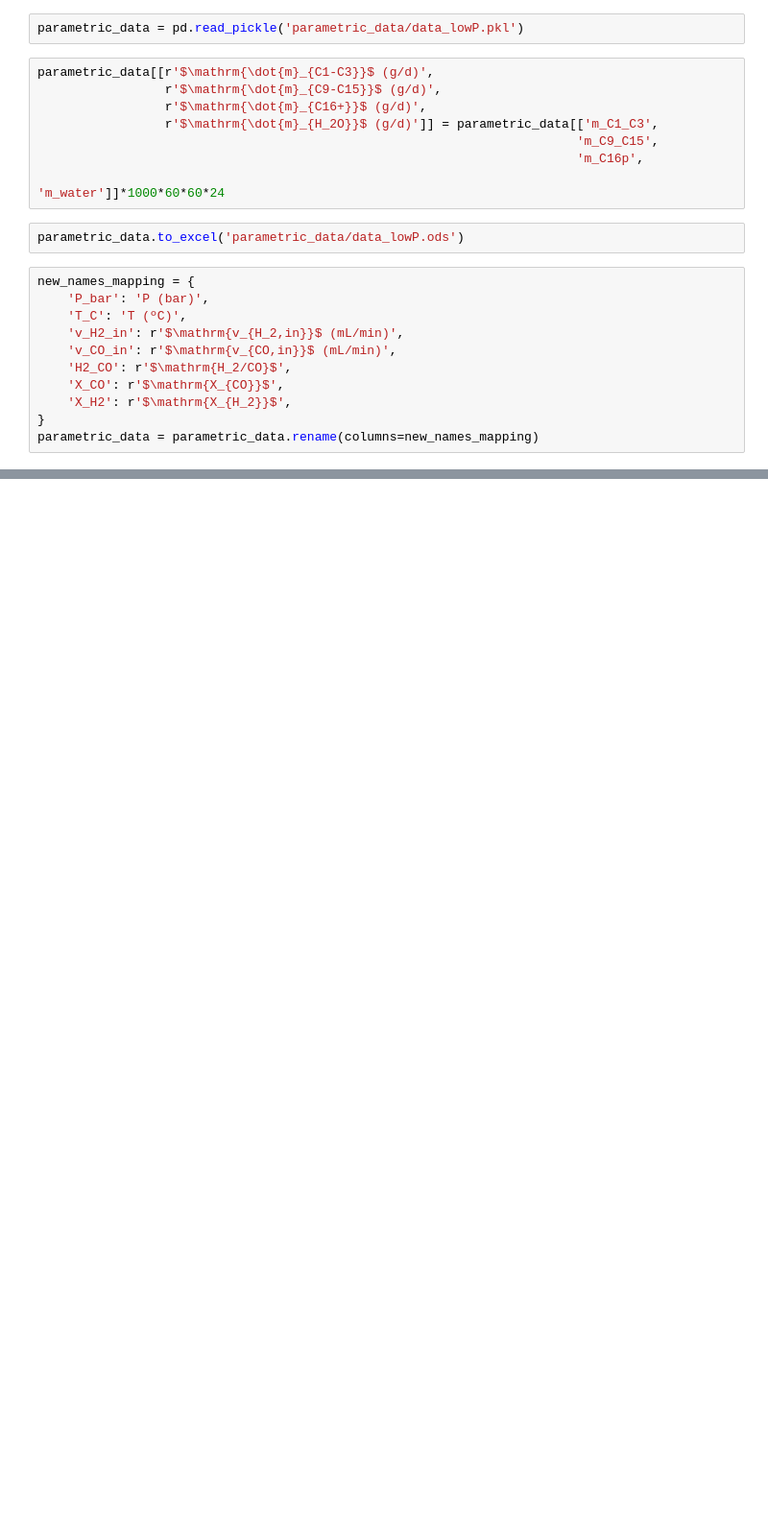
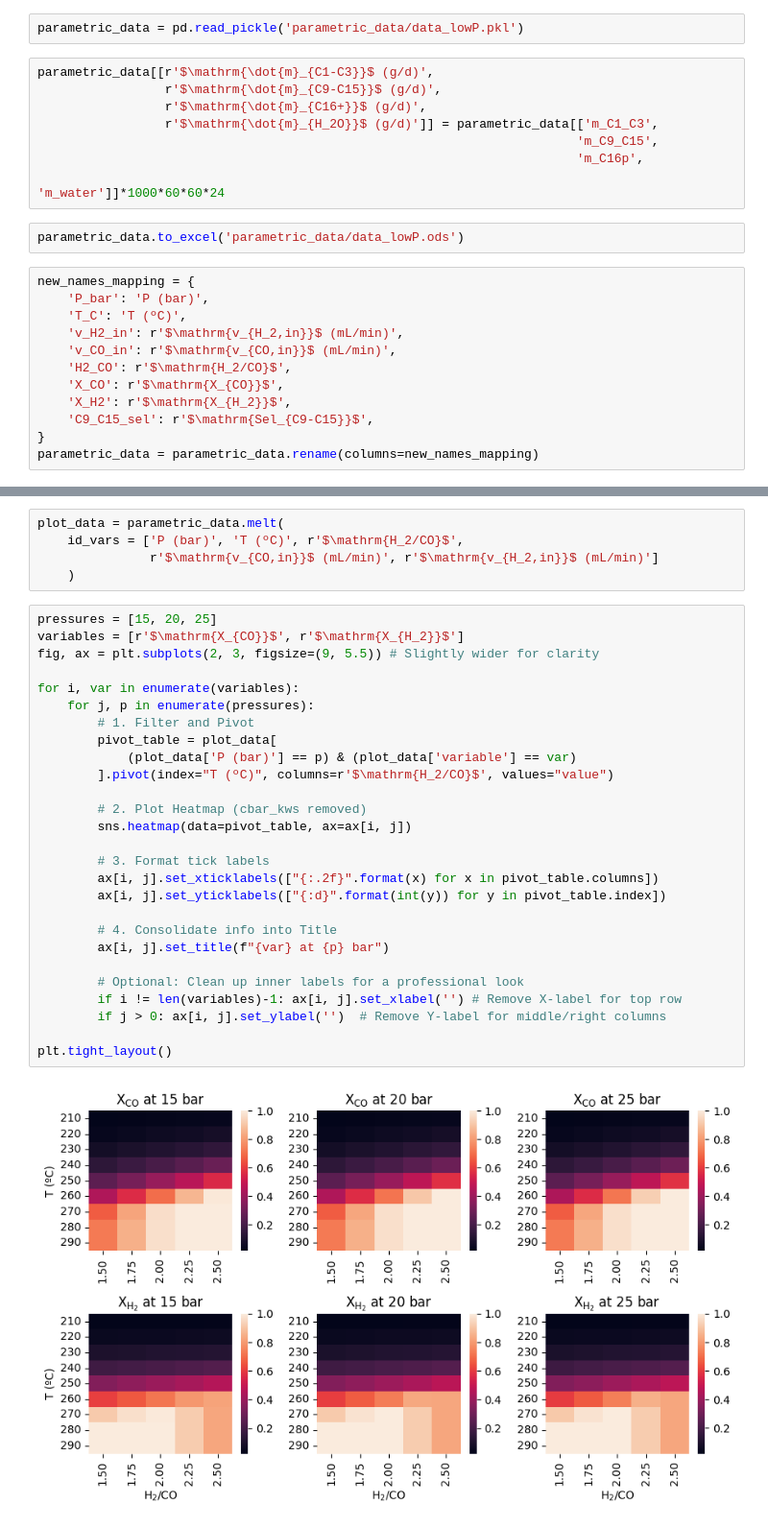
Before and after one commit to rafaelbeloduarte/SAF_kinetics_paper_code_with_WGS, a Jupyter notebook: hysys_script_parametric_study.ipynb, the cells around one changed output, grey strips where cells are left out. Shown at 96% size. Saved outputs shown, nothing was run; the diff lists cells and outputs as text; blank space fills up the shorter version.

Commit message:
began parametric study for testing the model

```diff
--- a/hysys_script_parametric_study.ipynb
+++ b/hysys_script_parametric_study.ipynb
@@ -138,5 +138,6 @@ new_names_mapping = {
     'H2_CO': r'$\mathrm{H_2/CO}$',
     'X_CO': r'$\mathrm{X_{CO}}$',
     'X_H2': r'$\mathrm{X_{H_2}}$',
+    'C9_C15_sel': r'$\mathrm{Sel_{C9-C15}}$',
 }
 parametric_data = parametric_data.rename(columns=new_names_mapping)
@@ -253,0 +154,34 @@ plt.legend(bbox_to_anchor=(1.02, 1))
+# %%
+plot_data = parametric_data.melt(
+    id_vars = ['P (bar)', 'T (ºC)', r'$\mathrm{H_2/CO}$',
+               r'$\mathrm{v_{CO,in}}$ (mL/min)', r'$\mathrm{v_{H_2,in}}$ (mL/min)']
+    )
+# %%
+pressures = [15, 20, 25]
+variables = [r'$\mathrm{X_{CO}}$', r'$\mathrm{X_{H_2}}$']
+fig, ax = plt.subplots(2, 3, figsize=(9, 5.5)) # Slightly wider for clarity
+
+for i, var in enumerate(variables):
+    for j, p in enumerate(pressures):
+        # 1. Filter and Pivot
+        pivot_table = plot_data[
+            (plot_data['P (bar)'] == p) & (plot_data['variable'] == var)
+        ].pivot(index="T (ºC)", columns=r'$\mathrm{H_2/CO}$', values="value")
+
+        # 2. Plot Heatmap (cbar_kws removed)
+        sns.heatmap(data=pivot_table, ax=ax[i, j])
+
+        # 3. Format tick labels
+        ax[i, j].set_xticklabels(["{:.2f}".format(x) for x in pivot_table.columns])
+        ax[i, j].set_yticklabels(["{:d}".format(int(y)) for y in pivot_table.index])
+
+        # 4. Consolidate info into Title
+        ax[i, j].set_title(f"{var} at {p} bar")
+
+        # Optional: Clean up inner labels for a professional look
+        if i != len(variables)-1: ax[i, j].set_xlabel('') # Remove X-label for top row
+        if j > 0: ax[i, j].set_ylabel('')  # Remove Y-label for middle/right columns
+
+plt.tight_layout()
+# %% [output]
+[figure, added]
```
Also changed, not shown: parts of 19 cells of this notebook, 5 other files.
